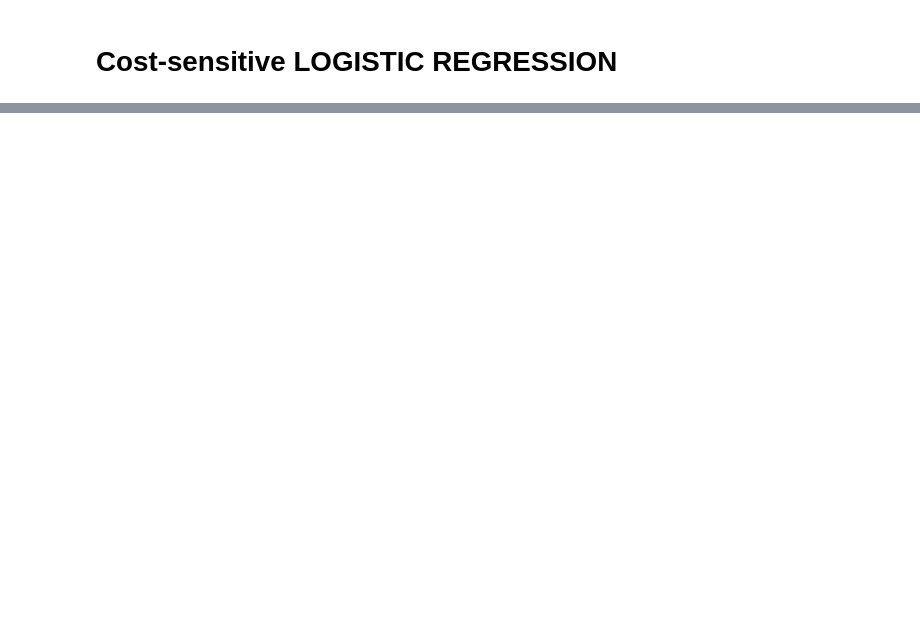
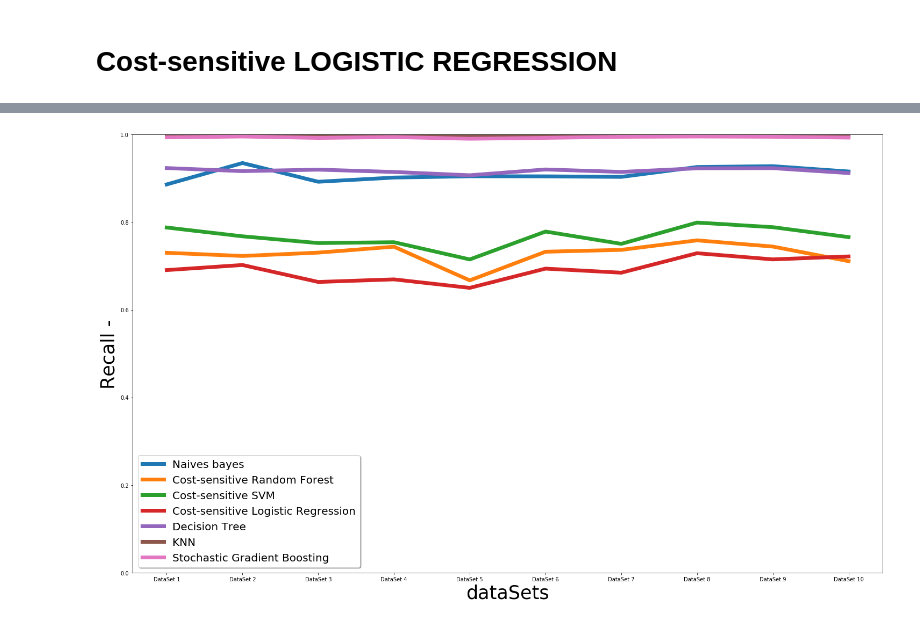
Before and after one commit to mdleiton/WiDSDatathon, a Jupyter notebook: comparacion_modelos.ipynb, the cells around one changed output, grey strips where cells are left out. Drawn from its saved outputs; the diff is of its cells as text; code cells hidden in the pictures; blank space fills up the shorter version.

```diff
--- a/comparacion_modelos.ipynb
+++ b/comparacion_modelos.ipynb
@@ -132,0 +293,25 @@ mean Recall : 0.7264673011680937
+# %%
+model_SGB = []
+recall_SGB = []
+recalln_SGB = []
+fpr_SGB = []
+tpr_SGB = []
+auc_SGB = []
+
+for i in range(len(train_folds)):
+    model = joblib.load('SGB' + str(i) + '.pkl')
+    model_SGB.append(model)
+    predict = model.predict(test_folds[i].drop(columns=["hospital_death"]))
+    result = classification_report(test_folds[i]["hospital_death"], predict, output_dict=True)
+    recall = result["1"]["recall"]
+    recalln = result["0"]["recall"]
+    print("Recall SGB " + str(i) + ": Positive-> " + str(recall) +"\t Negative-> " + str(recalln))
+    recall_SGB.append(recall)
+    recalln_SGB.append(recalln)
+    y_pred_proba = model.predict_proba(test_folds[i].drop(columns=["hospital_death"]))[::,1]
+    fpr, tpr, _ = roc_curve(test_folds[i]["hospital_death"],  y_pred_proba)
+    auc = roc_auc_score(test_folds[i]["hospital_death"], y_pred_proba)
+    fpr_SGB.append(fpr)
+    tpr_SGB.append(tpr)
+    auc_SGB.append(auc)
+print("mean Recall SGB " + str(i) + ": Positive -> " + str(mean(recall_SGB)) +"\t Negative-> " + str(mean(recalln_SGB)))
@@ -133,3 +330,23 @@ mean Recall : 0.7264673011680937
+# %%
+plt.rcParams['figure.figsize'] = [25, 15]
+x = ["DataSet 1", "DataSet 2", "DataSet 3", "DataSet 4", "DataSet 5", "DataSet 6", "DataSet 7", "DataSet 8", "DataSet 9", "DataSet 10"]
+fig, ax = plt.subplots()
+ax.set_ylabel('Recall -', fontsize=35)
+ax.set_xlabel('dataSets', fontsize=35)
+plt.ylim(0.00,1,0)
+#ax.set_title('Desempeño de modelos', fontsize=60)
+ax.plot(x, recalln_NC, label='Naives bayes',linewidth=7)
+ax.plot(x, recalln_RF, label='Cost-sensitive Random Forest',linewidth=7)
+ax.plot(x, recalln_SVM, label='Cost-sensitive SVM',linewidth=7)
+ax.plot(x, recalln_LR, label='Cost-sensitive Logistic Regression',linewidth=7)
+ax.plot(x, recalln_DT, label='Decision Tree',linewidth=7)
+ax.plot(x, recalln_KNN, label='KNN',linewidth=7)
+ax.plot(x, recalln_SGB, label='Stochastic Gradient Boosting',linewidth=7)
+legend = ax.legend(loc='best', shadow=True, fontsize=20)
+#legend.get_frame().set_facecolor('gray')
+plt.show()
+# %% [output]
+[figure, added]
 # %%
 plt.rcParams['figure.figsize'] = [25, 15]
 x = ["DataSet 1", "DataSet 2", "DataSet 3", "DataSet 4", "DataSet 5", "DataSet 6", "DataSet 7", "DataSet 8", "DataSet 9", "DataSet 10"]
```
Also changed, not shown: parts of 14 cells of this notebook.
